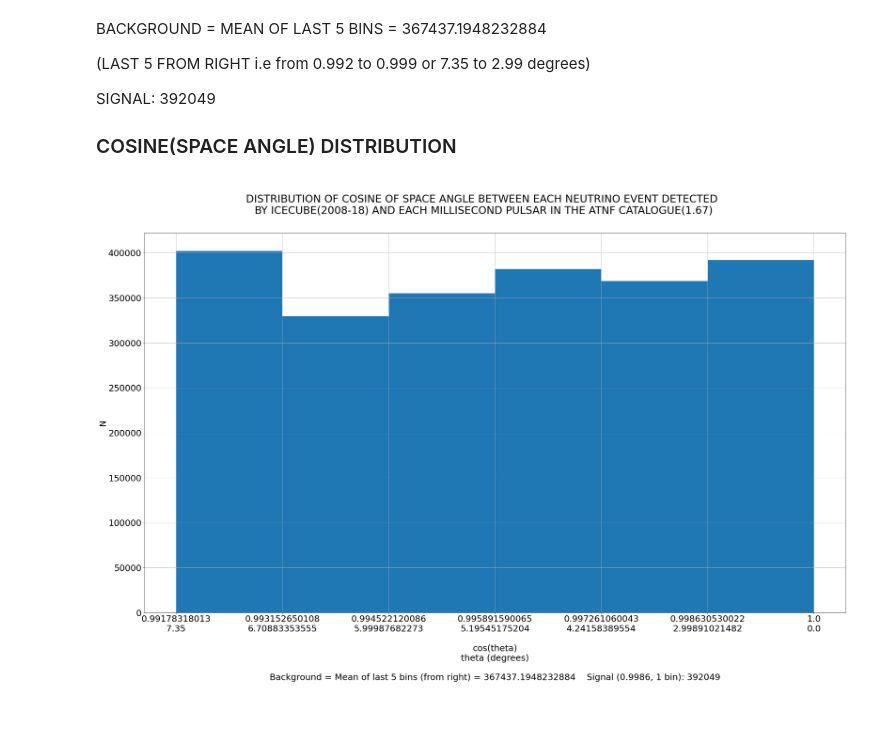
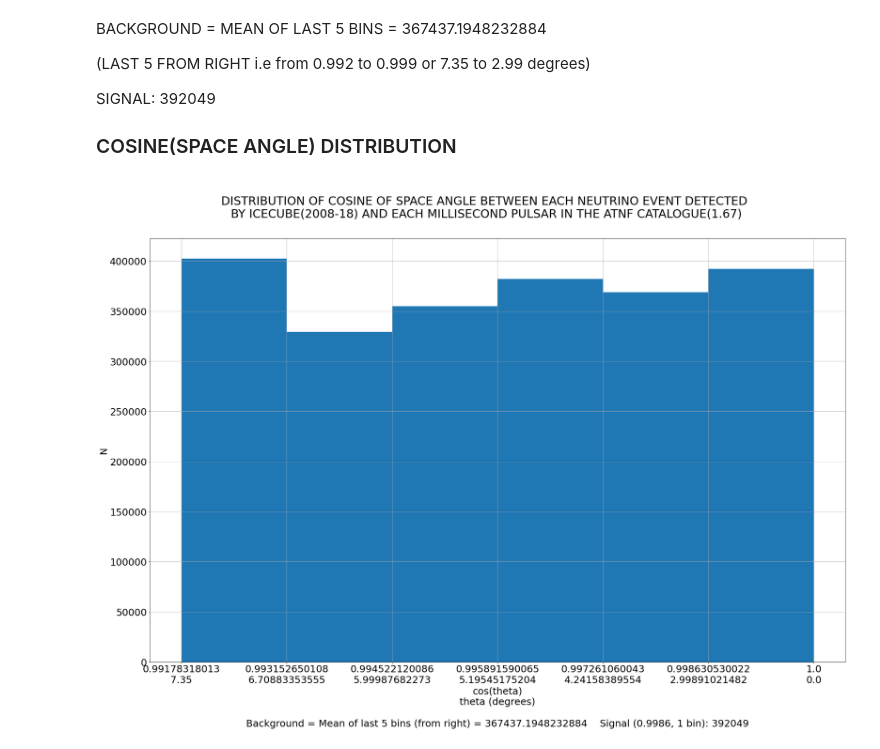
Before and after one commit to DarkWake9/Project-IceCube-Legacy, a Jupyter notebook: task2/2b1.ipynb, the cells around one changed output. Cells and saved outputs as stored; diff of their text form; code cells hidden in the pictures; blank space fills up the shorter version.

```diff
--- a/task2/2b1.ipynb
+++ b/task2/2b1.ipynb
@@ -139,18 +139,18 @@ SIGNAL: 392049
 
 ### COSINE(SPACE ANGLE) DISTRIBUTION
 # %%
-plt.figure(figsize=(36,20))
+plt.figure(figsize=(32,20))
 plt.rcParams.update({'font.size': 25})
 nb = ['0.99178318013\n7.35', '0.993152650108\n6.70883353555', '0.994522120086\n5.99987682273', '0.995891590065\n5.19545175204', '0.997261060043\n4.24158389554', '0.998630530022\n2.99891021482', '1.0\n0.0']
 #plt.hist(r, bins= nbins, edgecolor="black")
 plt.stairs(freq, nbins, fill=True)
-plt.xlabel("\ncos(theta)\ntheta (degrees)\n\nBackground = Mean of last 5 bins (from right) = 367437.1948232884    Signal (0.9986, 1 bin): 392049\n")
+plt.xlabel("cos(theta)\ntheta (degrees)\n\nBackground = Mean of last 5 bins (from right) = 367437.1948232884    Signal (0.9986, 1 bin): 392049")
 plt.ylabel("N")
 plt.xticks(nbins, nb)
 plt.suptitle('\nDISTRIBUTION OF COSINE OF SPACE ANGLE BETWEEN EACH NEUTRINO EVENT DETECTED \n'
                                 +'BY ICECUBE(2008-18) AND EACH MILLISECOND PULSAR IN THE ATNF CATALOGUE(1.67)')
 plt.grid(True, which="both")
 #plt.show()
 plt.savefig('output2b', facecolor='w')
 # %% [output]
-[figure, old version]
+[figure, new version]
```
Also changed, not shown: 4 other files.
